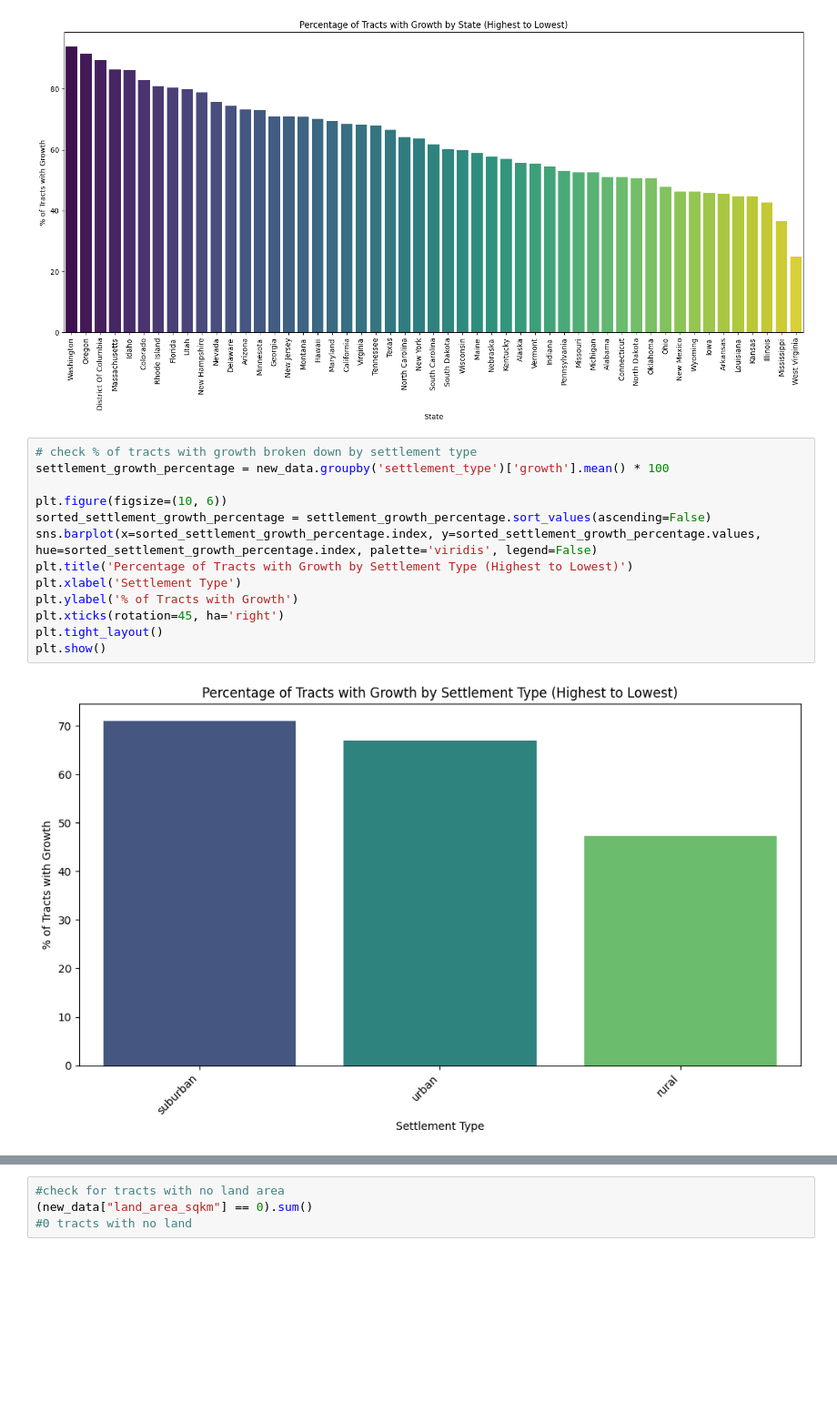
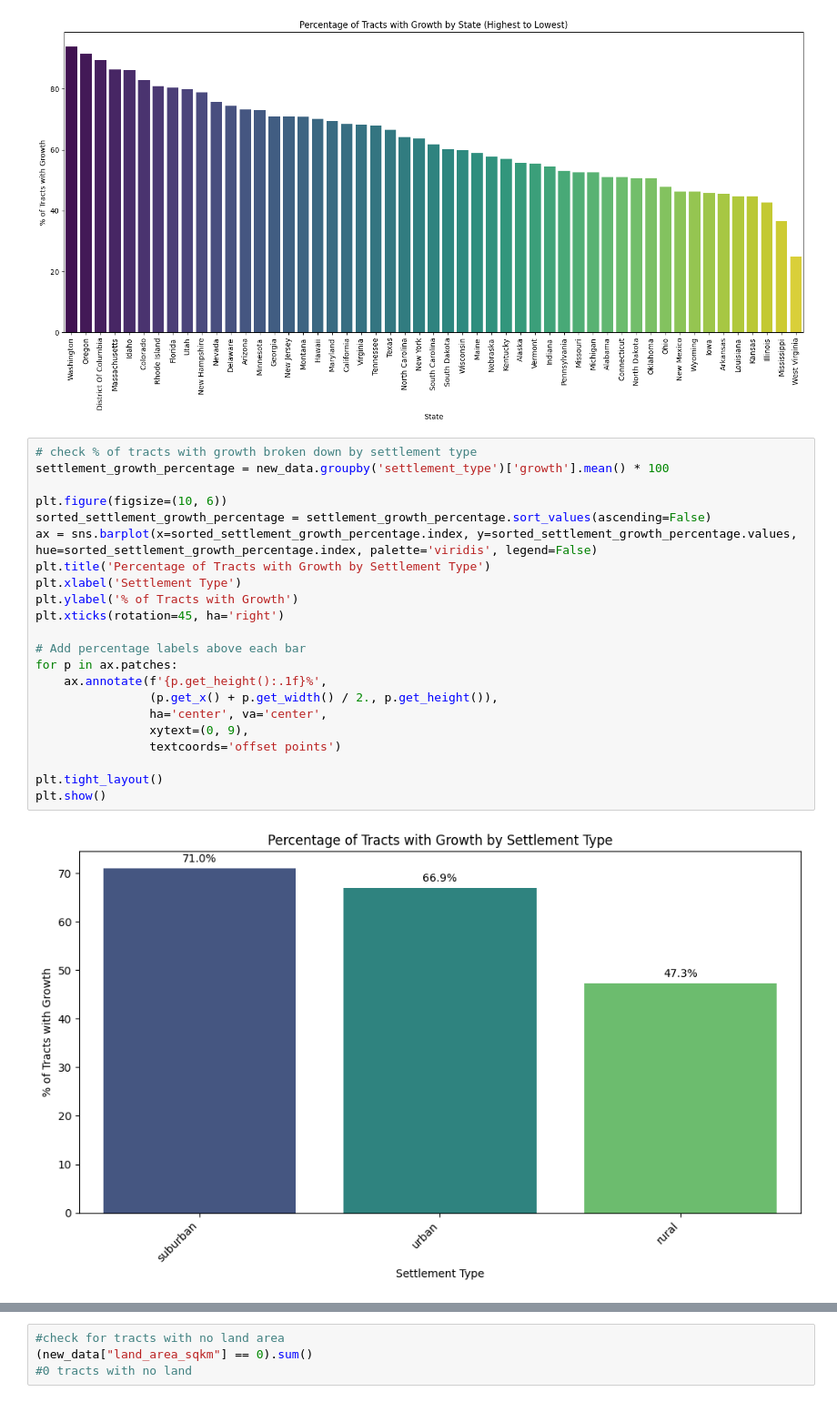
Before and after one commit to alexanderson522/INFO648, a Jupyter notebook: FinalProject/INFO648_Final_Project_AA_JK.ipynb, the cells around one changed output, grey strips where cells are left out. Shown at 91% size. Saved outputs shown, nothing was run; the diff lists cells and outputs as text; blank space fills up the shorter version.

```diff
--- a/FinalProject/INFO648_Final_Project_AA_JK.ipynb
+++ b/FinalProject/INFO648_Final_Project_AA_JK.ipynb
@@ -117,15 +117,24 @@ plt.show()
 # %%
 # check % of tracts with growth broken down by settlement type
 settlement_growth_percentage = new_data.groupby('settlement_type')['growth'].mean() * 100
 
 plt.figure(figsize=(10, 6))
 sorted_settlement_growth_percentage = settlement_growth_percentage.sort_values(ascending=False)
-sns.barplot(x=sorted_settlement_growth_percentage.index, y=sorted_settlement_growth_percentage.values, hue=sorted_settlement_growth_percentage.index, palette='viridis', legend=False)
-plt.title('Percentage of Tracts with Growth by Settlement Type (Highest to Lowest)')
+ax = sns.barplot(x=sorted_settlement_growth_percentage.index, y=sorted_settlement_growth_percentage.values, hue=sorted_settlement_growth_percentage.index, palette='viridis', legend=False)
+plt.title('Percentage of Tracts with Growth by Settlement Type')
 plt.xlabel('Settlement Type')
 plt.ylabel('% of Tracts with Growth')
 plt.xticks(rotation=45, ha='right')
+
+# Add percentage labels above each bar
+for p in ax.patches:
+    ax.annotate(f'{p.get_height():.1f}%',
+                (p.get_x() + p.get_width() / 2., p.get_height()),
+                ha='center', va='center',
+                xytext=(0, 9),
+                textcoords='offset points')
+
 plt.tight_layout()
 plt.show()
 # %% [output]
-[figure, old version]
+[figure, new version]
```
Also changed, not shown: parts of 8 cells of this notebook.
